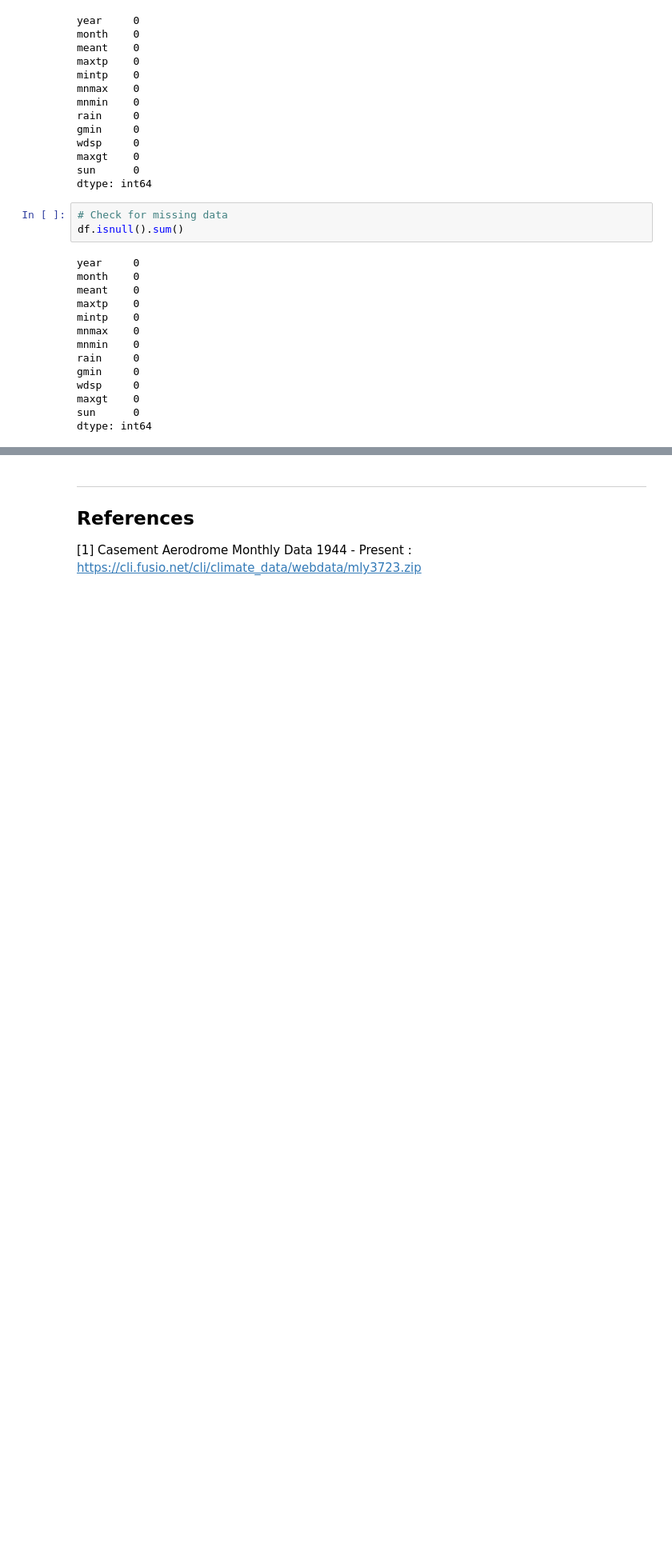
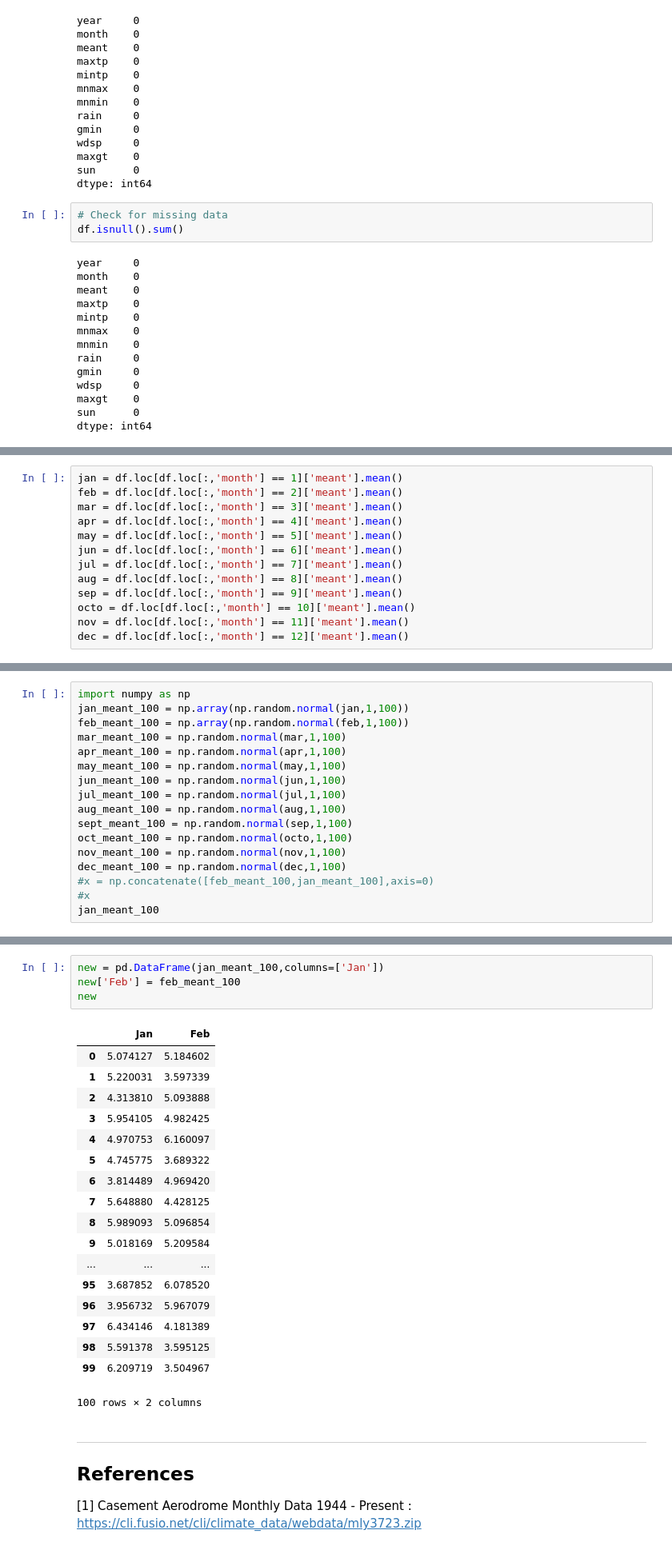
Before and after one commit to AdrianDonohoe/PDAProject2019, a Jupyter notebook: PDA Project - Casement Weather Station.ipynb, the cells around one changed output, grey strips where cells are left out. Shown at 80% size. Saved outputs shown, nothing was run; the diff lists cells and outputs as text; blank space fills up the shorter version.

Commit message:
meant 100

```diff
--- a/PDA Project - Casement Weather Station.ipynb
+++ b/PDA Project - Casement Weather Station.ipynb
@@ -128,0 +109,13 @@ DataError: No numeric types to aggregate
+# %%
+jan = df.loc[df.loc[:,'month'] == 1]['meant'].mean()
+feb = df.loc[df.loc[:,'month'] == 2]['meant'].mean()
+mar = df.loc[df.loc[:,'month'] == 3]['meant'].mean()
+apr = df.loc[df.loc[:,'month'] == 4]['meant'].mean()
+may = df.loc[df.loc[:,'month'] == 5]['meant'].mean()
+jun = df.loc[df.loc[:,'month'] == 6]['meant'].mean()
+jul = df.loc[df.loc[:,'month'] == 7]['meant'].mean()
+aug = df.loc[df.loc[:,'month'] == 8]['meant'].mean()
+sep = df.loc[df.loc[:,'month'] == 9]['meant'].mean()
+octo = df.loc[df.loc[:,'month'] == 10]['meant'].mean()
+nov = df.loc[df.loc[:,'month'] == 11]['meant'].mean()
+dec = df.loc[df.loc[:,'month'] == 12]['meant'].mean()
@@ -128,0 +132,17 @@ DataError: No numeric types to aggregate
+# %%
+import numpy as np
+jan_meant_100 = np.array(np.random.normal(jan,1,100))
+feb_meant_100 = np.array(np.random.normal(feb,1,100))
+mar_meant_100 = np.random.normal(mar,1,100)
+apr_meant_100 = np.random.normal(apr,1,100)
+may_meant_100 = np.random.normal(may,1,100)
+jun_meant_100 = np.random.normal(jun,1,100)
+jul_meant_100 = np.random.normal(jul,1,100)
+aug_meant_100 = np.random.normal(aug,1,100)
+sept_meant_100 = np.random.normal(sep,1,100)
+oct_meant_100 = np.random.normal(octo,1,100)
+nov_meant_100 = np.random.normal(nov,1,100)
+dec_meant_100 = np.random.normal(dec,1,100)
+#x = np.concatenate([feb_meant_100,jan_meant_100],axis=0)
+#x
+jan_meant_100
@@ -129,3 +170,26 @@ DataError: No numeric types to aggregate
+# %%
+new = pd.DataFrame(jan_meant_100,columns=['Jan'])
+new['Feb'] = feb_meant_100
+new
+# %% [output]
+|  | Jan | Feb |
+| 0 | 5.074127 | 5.184602 |
+| 1 | 5.220031 | 3.597339 |
+| 2 | 4.313810 | 5.093888 |
+| 3 | 5.954105 | 4.982425 |
+| 4 | 4.970753 | 6.160097 |
+| 5 | 4.745775 | 3.689322 |
+| 6 | 3.814489 | 4.969420 |
+| 7 | 5.648880 | 4.428125 |
+| 8 | 5.989093 | 5.096854 |
+| 9 | 5.018169 | 5.209584 |
+| ... | ... | ... |
+| 95 | 3.687852 | 6.078520 |
+| 96 | 3.956732 | 5.967079 |
+| 97 | 6.434146 | 4.181389 |
+| 98 | 5.591378 | 3.595125 |
+| 99 | 6.209719 | 3.504967 |
+100 rows × 2 columns
 # %% [markdown]
 ***
 ## References
```
Also changed, not shown: parts of 5 cells of this notebook.
